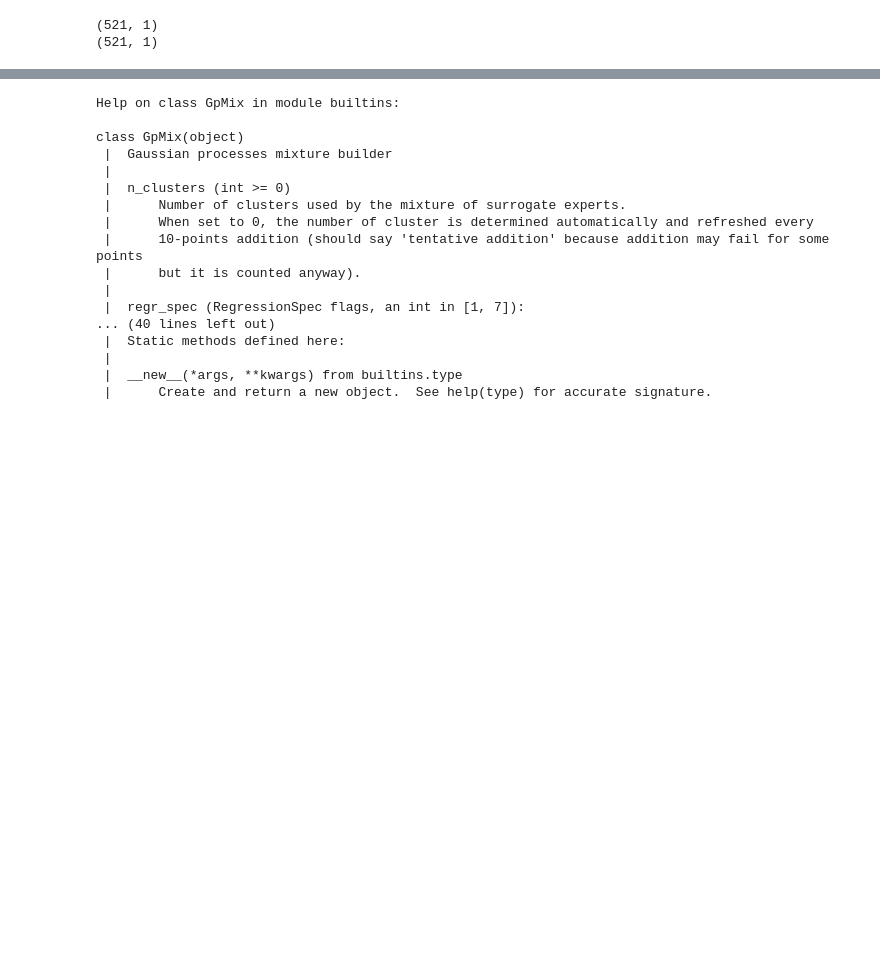
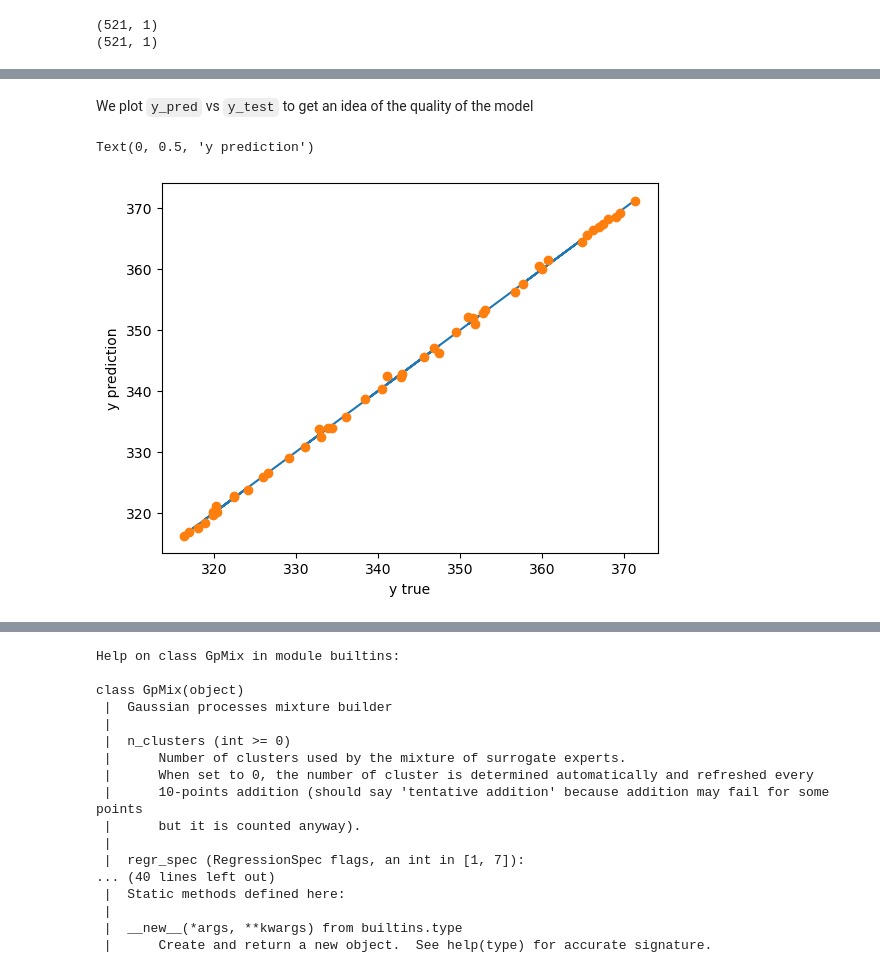
Before and after one commit to relf/egobox, a Jupyter notebook: doc/Gpx_MaunaLoaCO2.ipynb, the cells around one changed output, grey strips where cells are left out. Cells and saved outputs as stored; diff of their text form; code cells hidden in the pictures; blank space fills up the shorter version.

```diff
--- a/doc/Gpx_MaunaLoaCO2.ipynb
+++ b/doc/Gpx_MaunaLoaCO2.ipynb
@@ -84,3 +91,2 @@ gpx = gpmix.train()
 # %%
-X_test = np.linspace(start=1958, stop=2000, num=100).reshape(-1, 1)
-y_test = gpx.predict_values(X_test)
+y_pred = gpx.predict_values(X_test)
@@ -98 +93,11 @@ print(y_pred.shape)
+# %% [markdown]
+We plot `y_pred` vs `y_test` to get an idea of the quality of the model
+# %%
+plt.plot(y_test, y_test, '-')
+plt.xlabel("y true")
+plt.plot(y_test, y_pred, 'o')
+plt.ylabel("y prediction")
+# %% [output]
+Text(0, 0.5, 'y prediction')
+[figure, added]
 # %%
```
Also changed, not shown: parts of 18 cells of this notebook.
